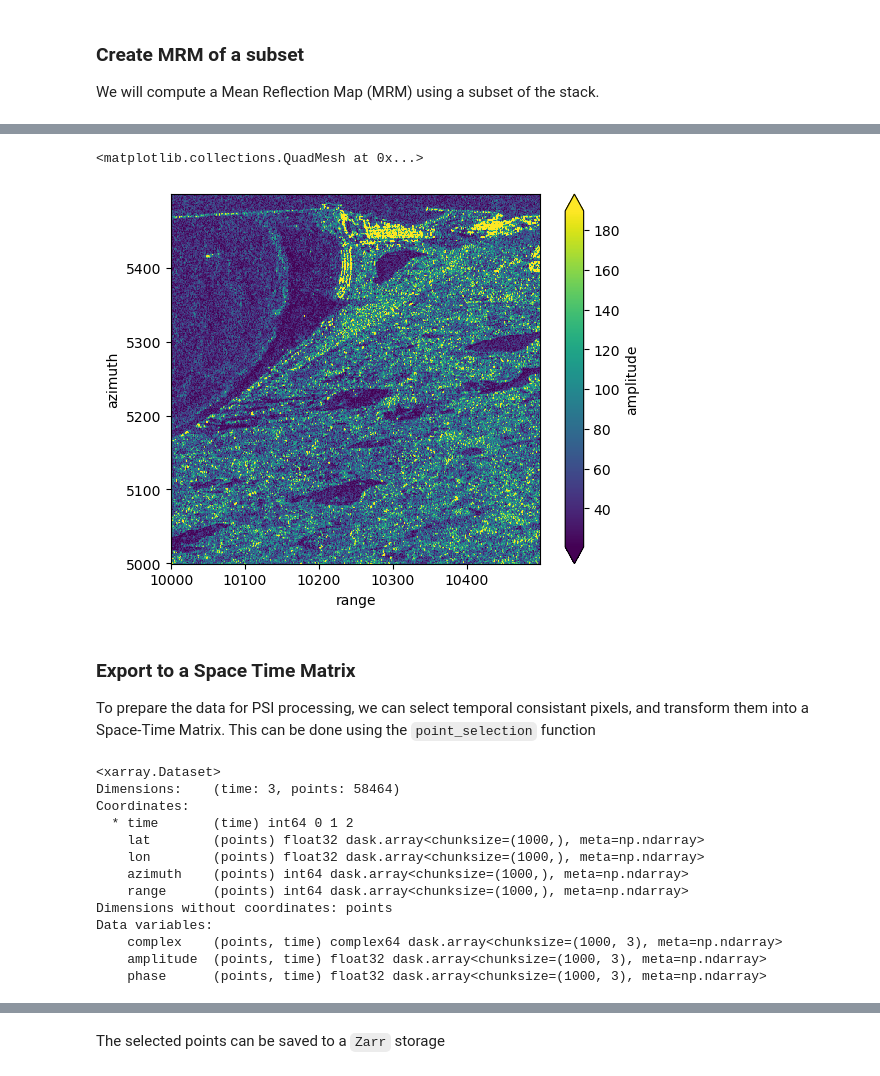
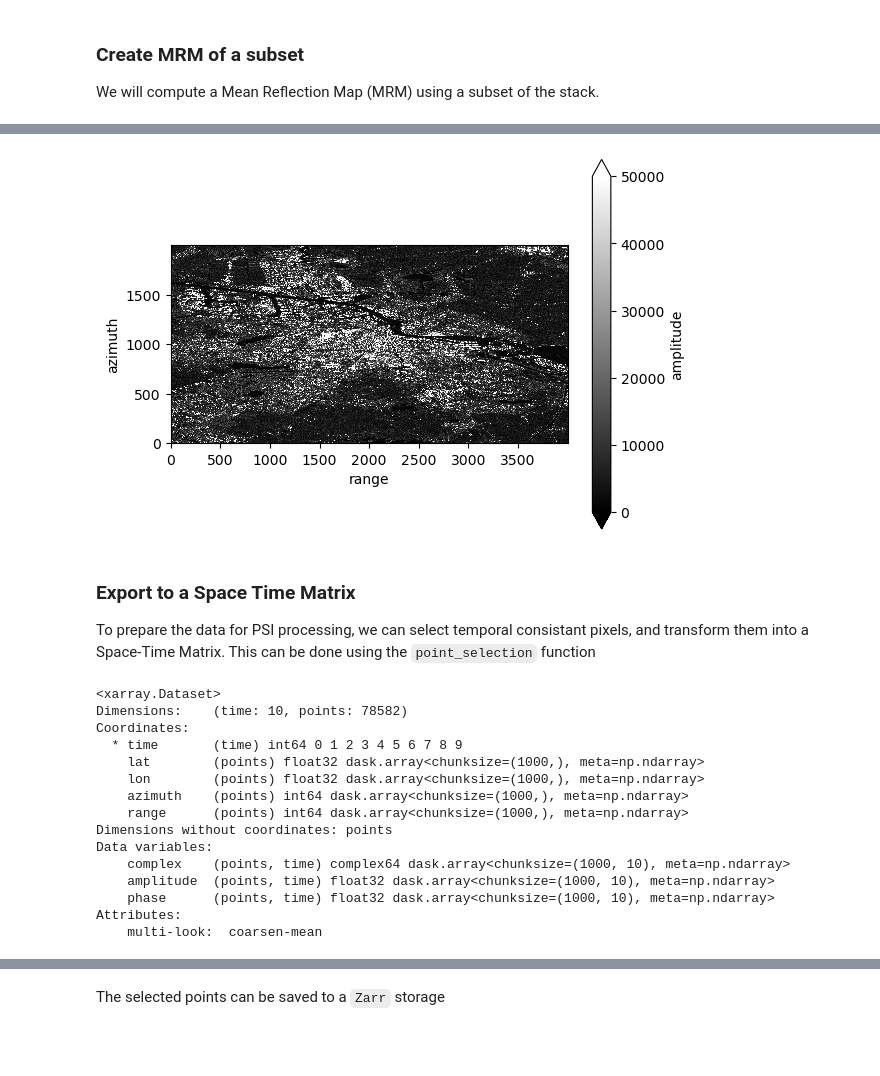
Before and after one commit to TUDelftGeodesy/sarxarray, a Jupyter notebook: examples/demo_sarxarray.ipynb, the cells around one changed output, grey strips where cells are left out. Drawn from its saved outputs; the diff is of its cells as text; code cells hidden in the pictures; blank space fills up the shorter version.

Commit message:
update demo with multilook function

```diff
--- a/examples/demo_sarxarray.ipynb
+++ b/examples/demo_sarxarray.ipynb
@@ -151,7 +162,7 @@ f_lon = [path/'lam_nl_veenweiden.raw']
 # %%
-# Load coordinates and assign them to stack
-lat = sarxarray.from_binary(f_lat, shape, vlabel="lat", dtype=np.float32, chunks=chunks)
-lon = sarxarray.from_binary(f_lon, shape, vlabel="lon", dtype=np.float32, chunks=chunks)
+# Load coordinates
+lat = sarxarray.from_binary(f_lat, shape, vlabel="lat", dtype=np.float32, chunks=reading_chunks)
+lon = sarxarray.from_binary(f_lon, shape, vlabel="lon", dtype=np.float32, chunks=reading_chunks)
 stack = stack.assign_coords(lat = (("azimuth", "range"), lat.squeeze().lat.data), lon = (("azimuth", "range"), lon.squeeze().lon.data))
 stack
 # %% [output]
@@ -207,0 +221,3 @@ Attributes: (0)
+# %%
+stack_multilook = stack.slcstack.multi_look((1,2))
+stack_multilook
@@ -209,6 +278,6 @@ Attributes: (0)
 ### Create MRM of a subset
 We will compute a Mean Reflection Map (MRM) using a subset of the stack.
 # %%
-mrm = stack.slcstack.mrm()
+mrm = stack_multilook.slcstack.mrm()
 mrm
 # %% [output]
@@ -250,41 +319,42 @@ PandasIndex(Int64Index([ 0, 1, 2, 3, 4, 5, 6, 7, 8, 9, ... 41164, 41165, 41166,
 Attributes: (0)
 # %%
-# Compute a subset of the mrm
-mrm_subset = mrm[5000:5500, 10000:10500]
-mrm_subset = mrm_subset.compute()
+# Compute mrm
+mrm = mrm.compute()
 # %%
 # Visualize
 from matplotlib import pyplot as plt
 fig, ax = plt.subplots()
-ax.imshow(mrm_subset)
-mrm_subset.plot(robust=True, ax=ax)
+ax.imshow(mrm)
+im = mrm.plot(ax=ax, robust=True, cmap='gray')
+im.set_clim([0, 50000])
 # %% [output]
-<matplotlib.collections.QuadMesh at 0x...>
-[figure, old version]
+[figure, new version]
 # %% [markdown]
 ### Export to a Space Time Matrix
 To prepare the data for PSI processing, we can select temporal consistant pixels, and transform them into a Space-Time Matrix. This can be done using the `point_selection` function
 # %%
 # Select a subset
-stack_subset = stack.sel(azimuth=range(5000,5500), range=range(10000,11000))
+stack_subset = stack.sel(azimuth=range(100,1800), range=range(1000,3000))
 
 # Perform point selection
-stm = stack_subset.slcstack.point_selection(threshold=0.15, method="amplitude_dispersion")
+stm = stack_subset.slcstack.point_selection(threshold=0.20, method="amplitude_dispersion")
 stm
 # %% [output]
 <xarray.Dataset>
-Dimensions:    (time: 3, points: 58464)
+Dimensions:    (time: 10, points: 78582)
 Coordinates:
-  * time       (time) int64 0 1 2
+  * time       (time) int64 0 1 2 3 4 5 6 7 8 9
     lat        (points) float32 dask.array<chunksize=(1000,), meta=np.ndarray>
     lon        (points) float32 dask.array<chunksize=(1000,), meta=np.ndarray>
     azimuth    (points) int64 dask.array<chunksize=(1000,), meta=np.ndarray>
     range      (points) int64 dask.array<chunksize=(1000,), meta=np.ndarray>
 Dimensions without coordinates: points
 Data variables:
-    complex    (points, time) complex64 dask.array<chunksize=(1000, 3), meta=np.ndarray>
-    amplitude  (points, time) float32 dask.array<chunksize=(1000, 3), meta=np.ndarray>
-    phase      (points, time) float32 dask.array<chunksize=(1000, 3), meta=np.ndarray>
+    complex    (points, time) complex64 dask.array<chunksize=(1000, 10), meta=np.ndarray>
+    amplitude  (points, time) float32 dask.array<chunksize=(1000, 10), meta=np.ndarray>
+    phase      (points, time) float32 dask.array<chunksize=(1000, 10), meta=np.ndarray>
+Attributes:
+    multi-look:  coarsen-mean
 # %%
 from matplotlib import pyplot as plt
 fig, ax = plt.subplots()
```
Also changed, not shown: parts of 12 cells of this notebook.
